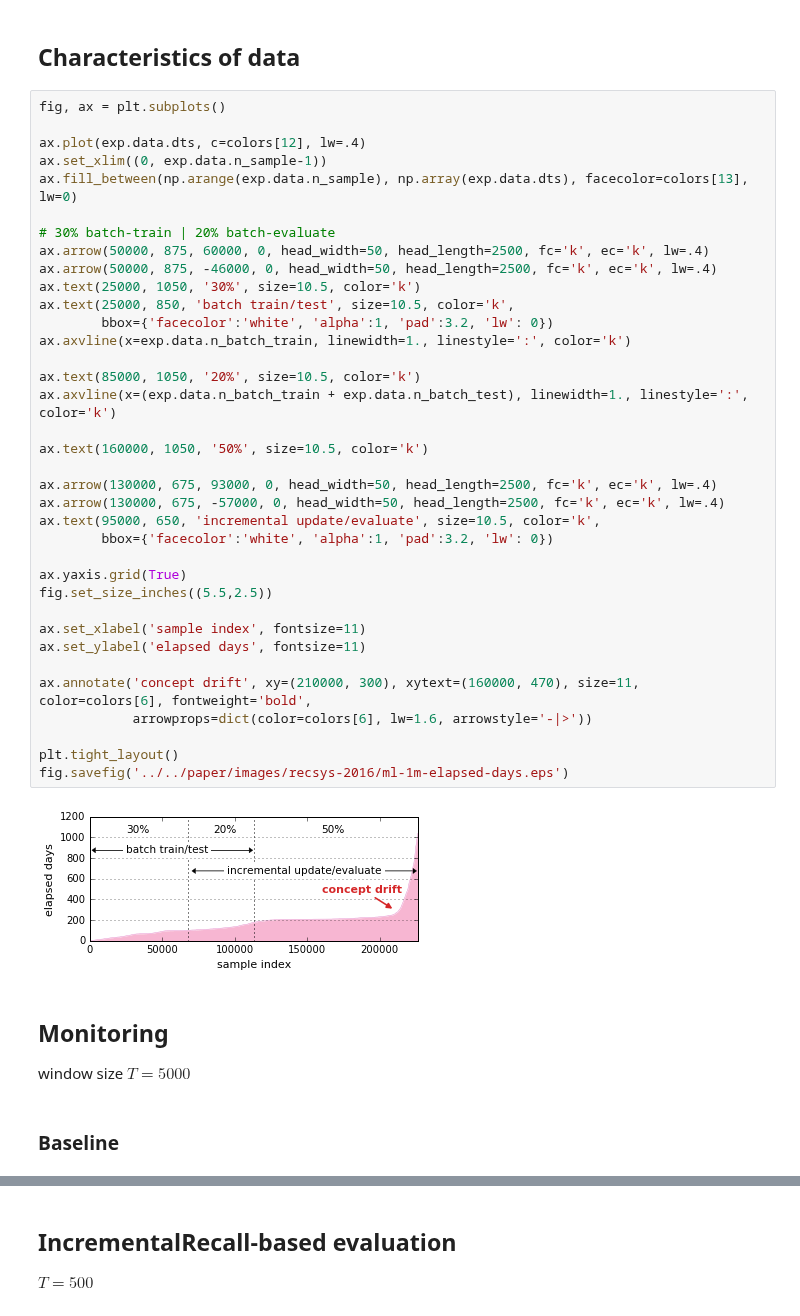
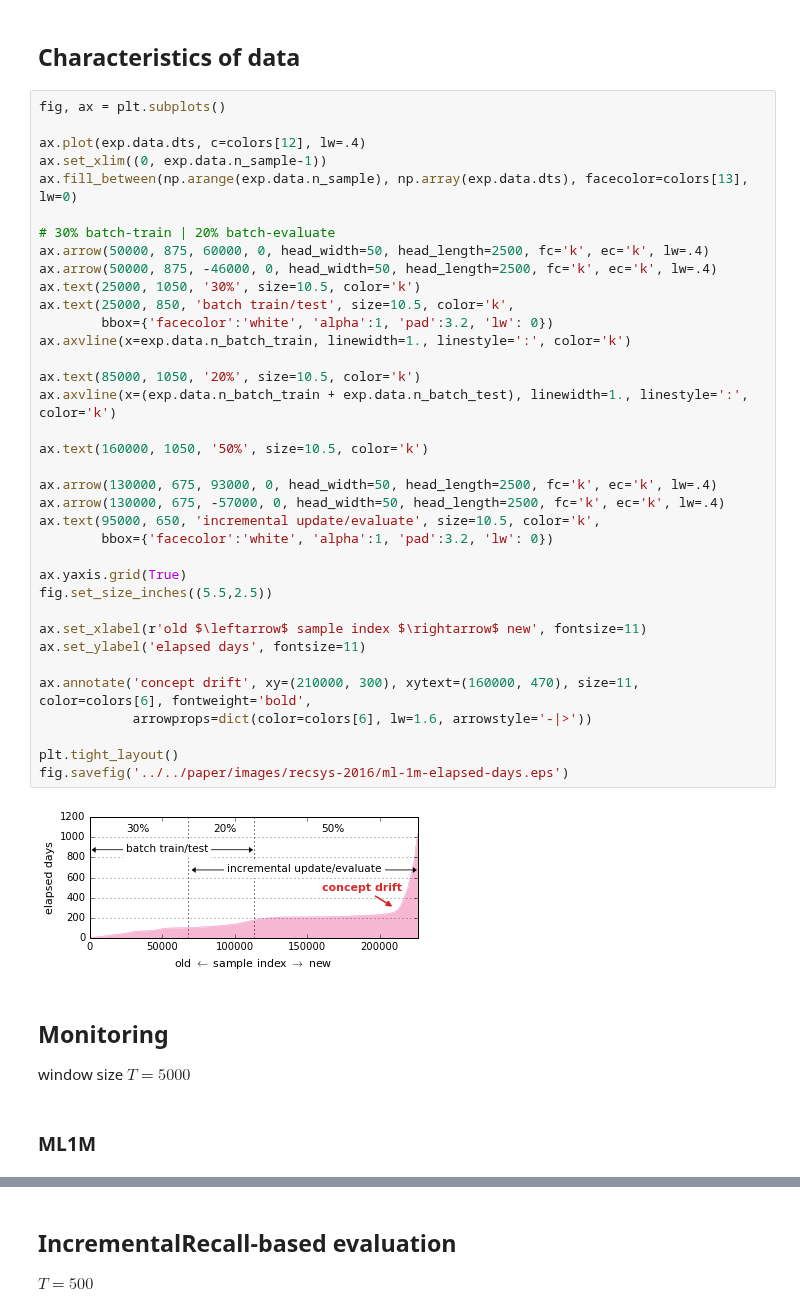
Before and after one commit to takuti/stream-recommender, a Jupyter notebook: experiment.ipynb, the cells around one changed output, grey strips where cells are left out. Cells and saved outputs as stored; diff of their text form.

```diff
--- a/experiment.ipynb
+++ b/experiment.ipynb
@@ -87,38 +94,38 @@ ax.fill_between(np.arange(exp.data.n_sample), np.array(exp.data.dts), facecolor=
 
 # 30% batch-train | 20% batch-evaluate
 ax.arrow(50000, 875, 60000, 0, head_width=50, head_length=2500, fc='k', ec='k', lw=.4)
 ax.arrow(50000, 875, -46000, 0, head_width=50, head_length=2500, fc='k', ec='k', lw=.4)
 ax.text(25000, 1050, '30%', size=10.5, color='k')
 ax.text(25000, 850, 'batch train/test', size=10.5, color='k',
         bbox={'facecolor':'white', 'alpha':1, 'pad':3.2, 'lw': 0})
 ax.axvline(x=exp.data.n_batch_train, linewidth=1., linestyle=':', color='k')
 
 ax.text(85000, 1050, '20%', size=10.5, color='k')
 ax.axvline(x=(exp.data.n_batch_train + exp.data.n_batch_test), linewidth=1., linestyle=':', color='k')
 
 ax.text(160000, 1050, '50%', size=10.5, color='k')
 
 ax.arrow(130000, 675, 93000, 0, head_width=50, head_length=2500, fc='k', ec='k', lw=.4)
 ax.arrow(130000, 675, -57000, 0, head_width=50, head_length=2500, fc='k', ec='k', lw=.4)
 ax.text(95000, 650, 'incremental update/evaluate', size=10.5, color='k',
         bbox={'facecolor':'white', 'alpha':1, 'pad':3.2, 'lw': 0})
 
 ax.yaxis.grid(True)
 fig.set_size_inches((5.5,2.5))
 
-ax.set_xlabel('sample index', fontsize=11)
+ax.set_xlabel(r'old $\leftarrow$ sample index $\rightarrow$ new', fontsize=11)
 ax.set_ylabel('elapsed days', fontsize=11)
 
 ax.annotate('concept drift', xy=(210000, 300), xytext=(160000, 470), size=11, color=colors[6], fontweight='bold',
             arrowprops=dict(color=colors[6], lw=1.6, arrowstyle='-|>'))
 
 plt.tight_layout()
 fig.savefig('../../paper/images/recsys-2016/ml-1m-elapsed-days.eps')
 # %% [output]
-[figure, old version]
+[figure, new version]
 # %% [markdown]
 ## Monitoring
 
 window size $T=5000$
 # %% [markdown]
-### Baseline
+### ML1M
```
Also changed, not shown: parts of 20 cells of this notebook.
